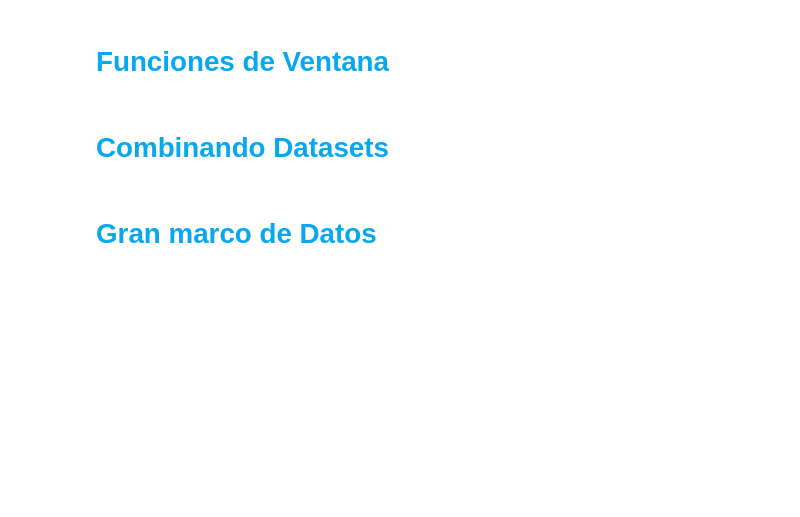
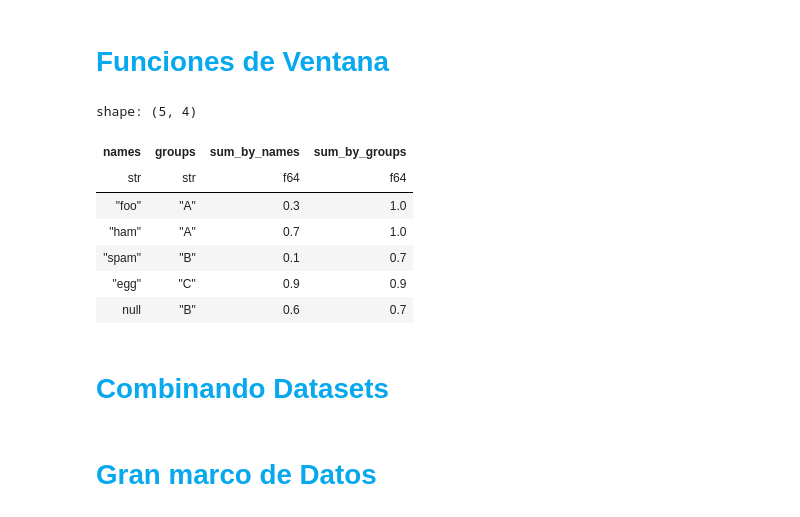
Before and after one commit to Viny2030/colabs, a Jupyter notebook: polars.ipynb, the cells around one changed output. Cells and saved outputs as stored; diff of their text form; code cells hidden in the pictures; blank space fills up the shorter version.

```diff
--- a/polars.ipynb
+++ b/polars.ipynb
@@ -2224,14 +2264,23 @@ Resolved plan until failure:
 # **<font color="#07a8ed">Funciones de Ventana**
 # %%
 # Las funciones de ventana permiten agrupar por varias columnas simultáneamente
-df.select(
+df3.select(
     [
         "names",
         "groups",
         pl.col("random").sum().over("names").alias("sum_by_names"),
         pl.col("random").sum().over("groups").alias("sum_by_groups"),
     ]
 )
+# %% [output]
+shape: (5, 4)
+| names | groups | sum_by_names | sum_by_groups |
+| str | str | f64 | f64 |
+| "foo" | "A" | 0.3 | 1.0 |
+| "ham" | "A" | 0.7 | 1.0 |
+| "spam" | "B" | 0.1 | 0.7 |
+| "egg" | "C" | 0.9 | 0.9 |
+| null | "B" | 0.6 | 0.7 |
 # %% [markdown]
 # **<font color="#07a8ed">Combinando Datasets**
 # %%
```
Also changed, not shown: parts of 21 cells of this notebook.
